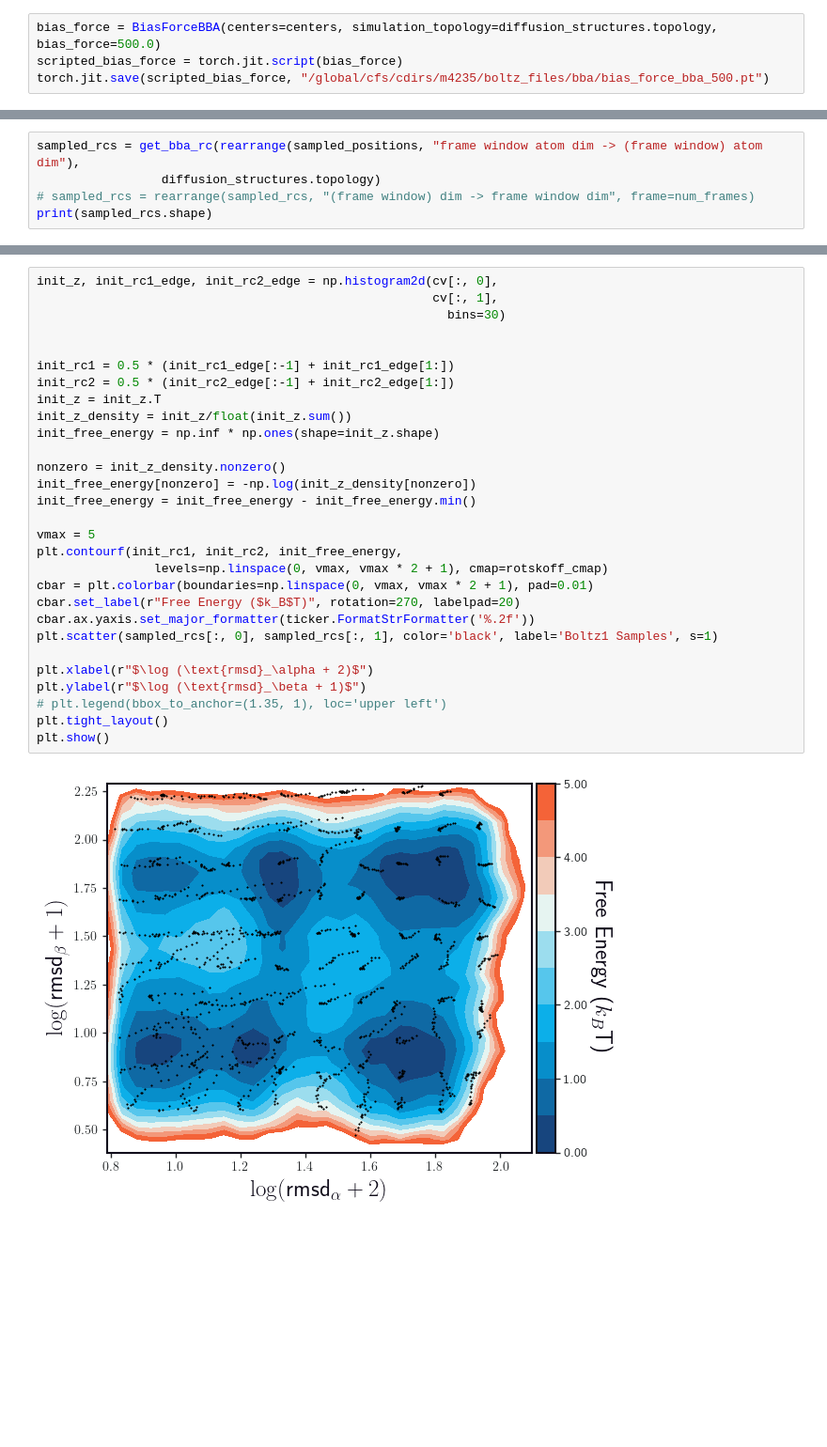
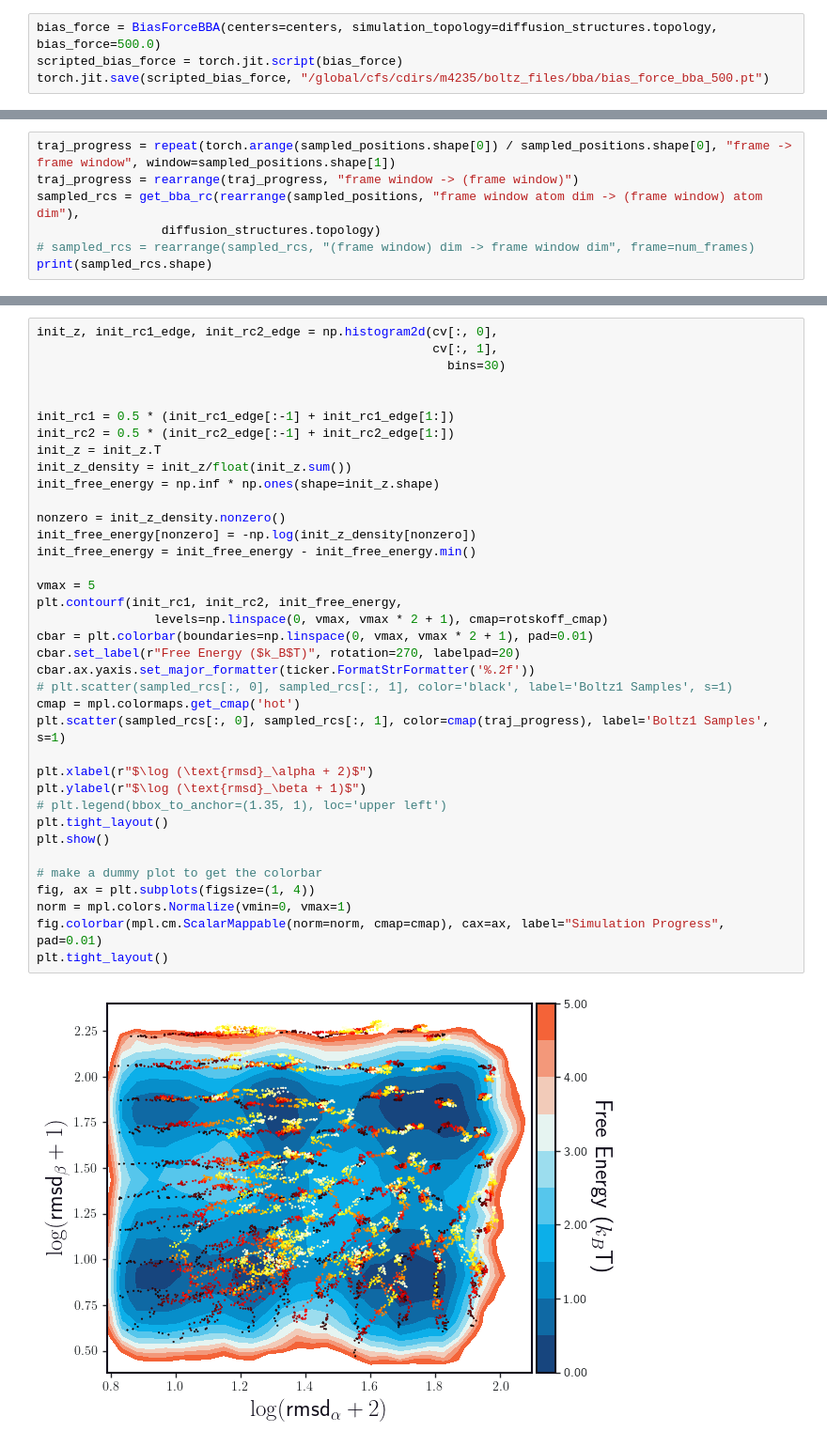
Before and after one commit to EthanZ0524/boltz-likelihoods, a Jupyter notebook: notebooks/setup_bias_force_bba.ipynb, the cells around one changed output, grey strips where cells are left out. Shown at 94% size. Cells and saved outputs as stored; diff of their text form; blank space fills up the shorter version.

```diff
--- a/notebooks/setup_bias_force_bba.ipynb
+++ b/notebooks/setup_bias_force_bba.ipynb
@@ -644,4 +700,6 @@ tensor(1.4744)
 # %%
+traj_progress = repeat(torch.arange(sampled_positions.shape[0]) / sampled_positions.shape[0], "frame -> frame window", window=sampled_positions.shape[1])
+traj_progress = rearrange(traj_progress, "frame window -> (frame window)")
 sampled_rcs = get_bba_rc(rearrange(sampled_positions, "frame window atom dim -> (frame window) atom dim"),
                  diffusion_structures.topology)
 # sampled_rcs = rearrange(sampled_rcs, "(frame window) dim -> frame window dim", frame=num_frames)
@@ -651,31 +709,39 @@ print(sampled_rcs.shape)
 # %%
 init_z, init_rc1_edge, init_rc2_edge = np.histogram2d(cv[:, 0],
                                                       cv[:, 1],
                                                         bins=30)
 
 
 init_rc1 = 0.5 * (init_rc1_edge[:-1] + init_rc1_edge[1:])
 init_rc2 = 0.5 * (init_rc2_edge[:-1] + init_rc2_edge[1:])
 init_z = init_z.T
 init_z_density = init_z/float(init_z.sum())
 init_free_energy = np.inf * np.ones(shape=init_z.shape)
 
 nonzero = init_z_density.nonzero()
 init_free_energy[nonzero] = -np.log(init_z_density[nonzero])
 init_free_energy = init_free_energy - init_free_energy.min()
 
 vmax = 5
 plt.contourf(init_rc1, init_rc2, init_free_energy,
                 levels=np.linspace(0, vmax, vmax * 2 + 1), cmap=rotskoff_cmap)
 cbar = plt.colorbar(boundaries=np.linspace(0, vmax, vmax * 2 + 1), pad=0.01)
 cbar.set_label(r"Free Energy ($k_B$T)", rotation=270, labelpad=20)
 cbar.ax.yaxis.set_major_formatter(ticker.FormatStrFormatter('%.2f'))
-plt.scatter(sampled_rcs[:, 0], sampled_rcs[:, 1], color='black', label='Boltz1 Samples', s=1)
+# plt.scatter(sampled_rcs[:, 0], sampled_rcs[:, 1], color='black', label='Boltz1 Samples', s=1)
+cmap = mpl.colormaps.get_cmap('hot')
+plt.scatter(sampled_rcs[:, 0], sampled_rcs[:, 1], color=cmap(traj_progress), label='Boltz1 Samples', s=1)
 
 plt.xlabel(r"$\log (\text{rmsd}_\alpha + 2)$")
 plt.ylabel(r"$\log (\text{rmsd}_\beta + 1)$")
 # plt.legend(bbox_to_anchor=(1.35, 1), loc='upper left')
 plt.tight_layout()
 plt.show()
+
+# make a dummy plot to get the colorbar
+fig, ax = plt.subplots(figsize=(1, 4))
+norm = mpl.colors.Normalize(vmin=0, vmax=1)
+fig.colorbar(mpl.cm.ScalarMappable(norm=norm, cmap=cmap), cax=ax, label="Simulation Progress", pad=0.01)
+plt.tight_layout()
 # %% [output]
-[figure, old version]
+[figure, new version]
```
Also changed, not shown: parts of 21 cells of this notebook, 1 other file.
